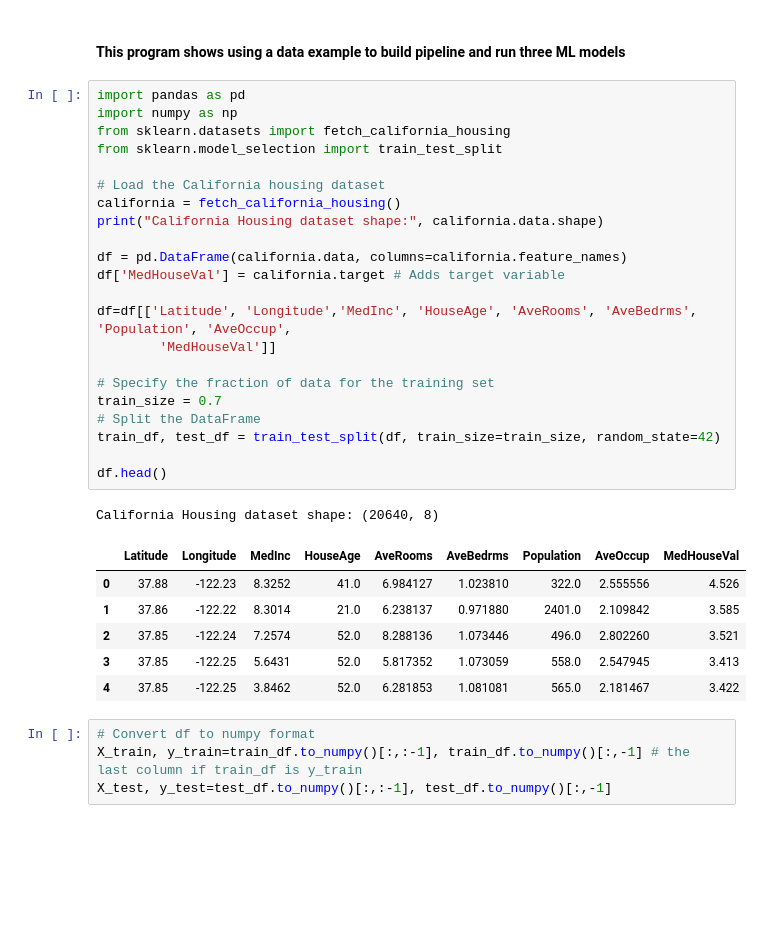
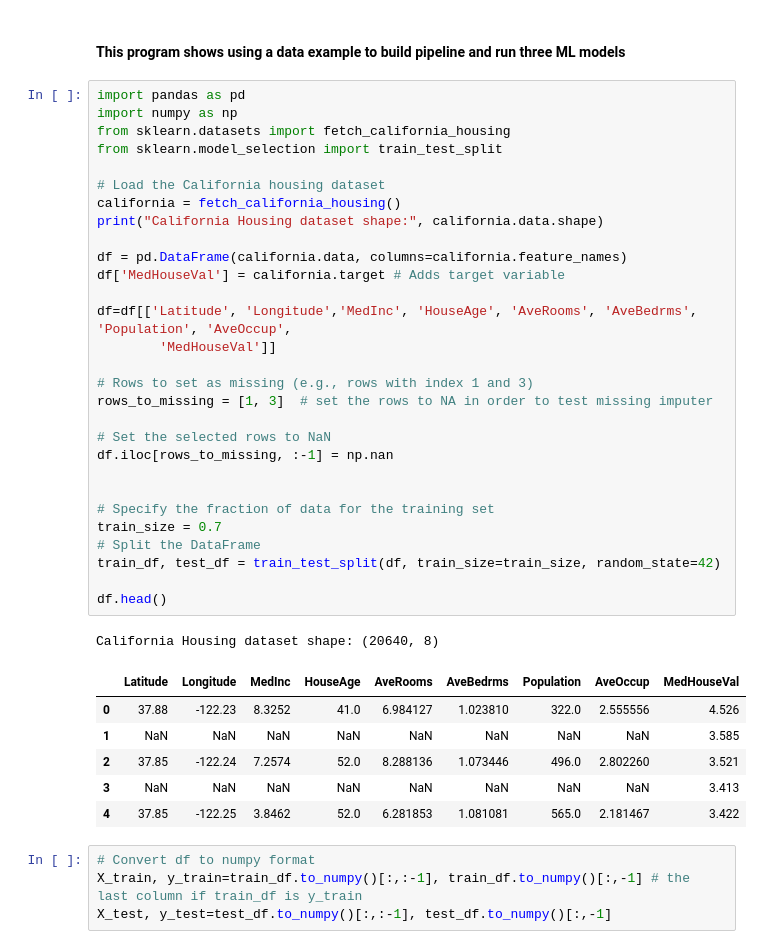
Before and after one commit to gridstrategy2023/sample_code, a Jupyter notebook: ML_pipeline.ipynb, the cells around one changed output. Saved outputs shown, nothing was run; the diff lists cells and outputs as text; blank space fills up the shorter version.

```diff
--- a/ML_pipeline.ipynb
+++ b/ML_pipeline.ipynb
@@ -3,32 +3,39 @@
 # %%
 import pandas as pd
 import numpy as np
 from sklearn.datasets import fetch_california_housing
 from sklearn.model_selection import train_test_split
 
 # Load the California housing dataset
 california = fetch_california_housing()
 print("California Housing dataset shape:", california.data.shape)
 
 df = pd.DataFrame(california.data, columns=california.feature_names)
 df['MedHouseVal'] = california.target # Adds target variable
 
 df=df[['Latitude', 'Longitude','MedInc', 'HouseAge', 'AveRooms', 'AveBedrms', 'Population', 'AveOccup',
         'MedHouseVal']]
 
+# Rows to set as missing (e.g., rows with index 1 and 3)
+rows_to_missing = [1, 3]  # set the rows to NA in order to test missing imputer
+
+# Set the selected rows to NaN
+df.iloc[rows_to_missing, :-1] = np.nan
+
+
 # Specify the fraction of data for the training set
 train_size = 0.7
 # Split the DataFrame
 train_df, test_df = train_test_split(df, train_size=train_size, random_state=42)
 
 df.head()
 # %% [output]
 California Housing dataset shape: (20640, 8)
 |  | Latitude | Longitude | MedInc | HouseAge | AveRooms | AveBedrms | Population | AveOccup | MedHouseVal |
 | 0 | 37.88 | -122.23 | 8.3252 | 41.0 | 6.984127 | 1.023810 | 322.0 | 2.555556 | 4.526 |
-| 1 | 37.86 | -122.22 | 8.3014 | 21.0 | 6.238137 | 0.971880 | 2401.0 | 2.109842 | 3.585 |
+| 1 | NaN | NaN | NaN | NaN | NaN | NaN | NaN | NaN | 3.585 |
 | 2 | 37.85 | -122.24 | 7.2574 | 52.0 | 8.288136 | 1.073446 | 496.0 | 2.802260 | 3.521 |
-| 3 | 37.85 | -122.25 | 5.6431 | 52.0 | 5.817352 | 1.073059 | 558.0 | 2.547945 | 3.413 |
+| 3 | NaN | NaN | NaN | NaN | NaN | NaN | NaN | NaN | 3.413 |
 | 4 | 37.85 | -122.25 | 3.8462 | 52.0 | 6.281853 | 1.081081 | 565.0 | 2.181467 | 3.422 |
 # %%
 # Convert df to numpy format
```
Also changed, not shown: parts of 10 cells of this notebook.
